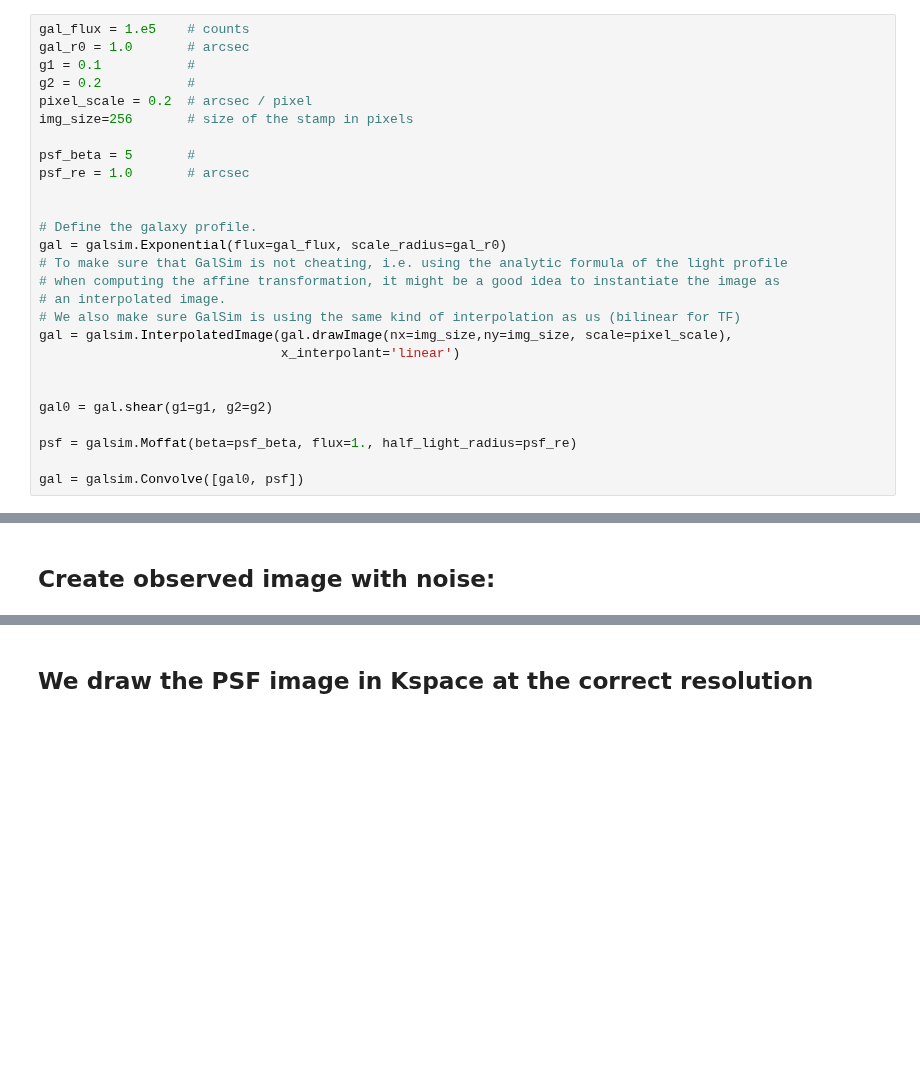
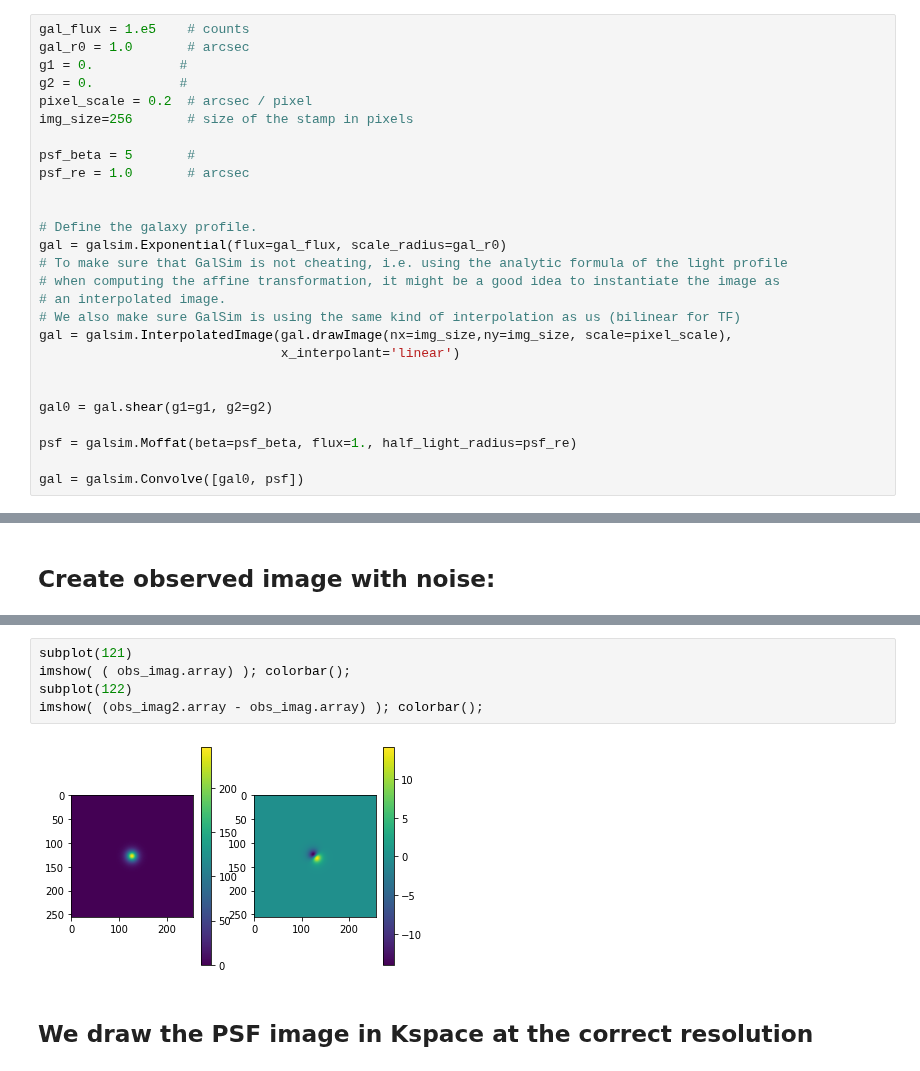
Before and after one commit to CosmoStat/autometacal, a Jupyter notebook: notebooks/reconvolve_shift_example.ipynb, the cells around one changed output, grey strips where cells are left out. Drawn from its saved outputs; the diff is of its cells as text; blank space fills up the shorter version.

```diff
--- a/notebooks/reconvolve_shift_example.ipynb
+++ b/notebooks/reconvolve_shift_example.ipynb
@@ -12,8 +12,8 @@ Populating the interactive namespace from numpy and matplotlib
 # %%
 gal_flux = 1.e5    # counts
 gal_r0 = 1.0       # arcsec
-g1 = 0.1           #
-g2 = 0.2           #
+g1 = 0.           #
+g2 = 0.           #
 pixel_scale = 0.2  # arcsec / pixel
 img_size=256       # size of the stamp in pixels
 
@@ -57,3 +51,10 @@ nos = galsim.InterpolatedImage(noise_imag)
+# %%
+subplot(121)
+imshow( ( obs_imag.array) ); colorbar();
+subplot(122)
+imshow( (obs_imag2.array - obs_imag.array) ); colorbar();
+# %% [output]
+[figure, added]
 # %% [markdown]
 ## We draw the PSF image in Kspace at the correct resolution
 # %%
```
Also changed, not shown: parts of 11 cells of this notebook.
